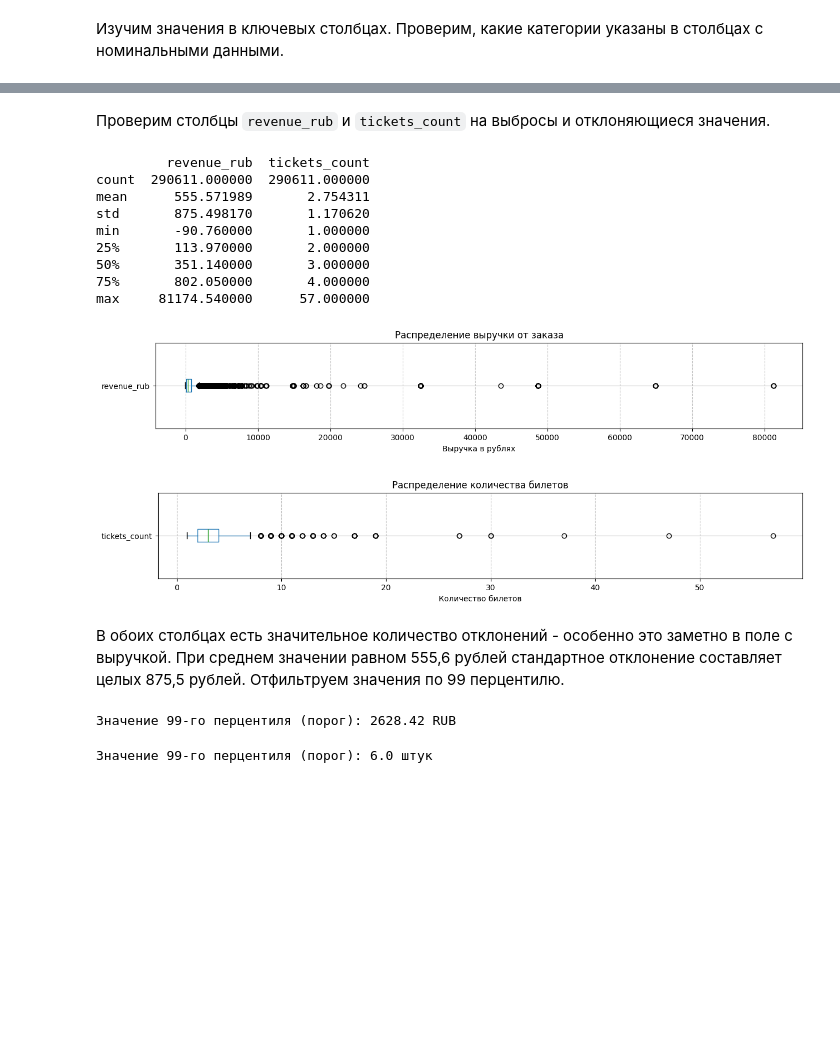
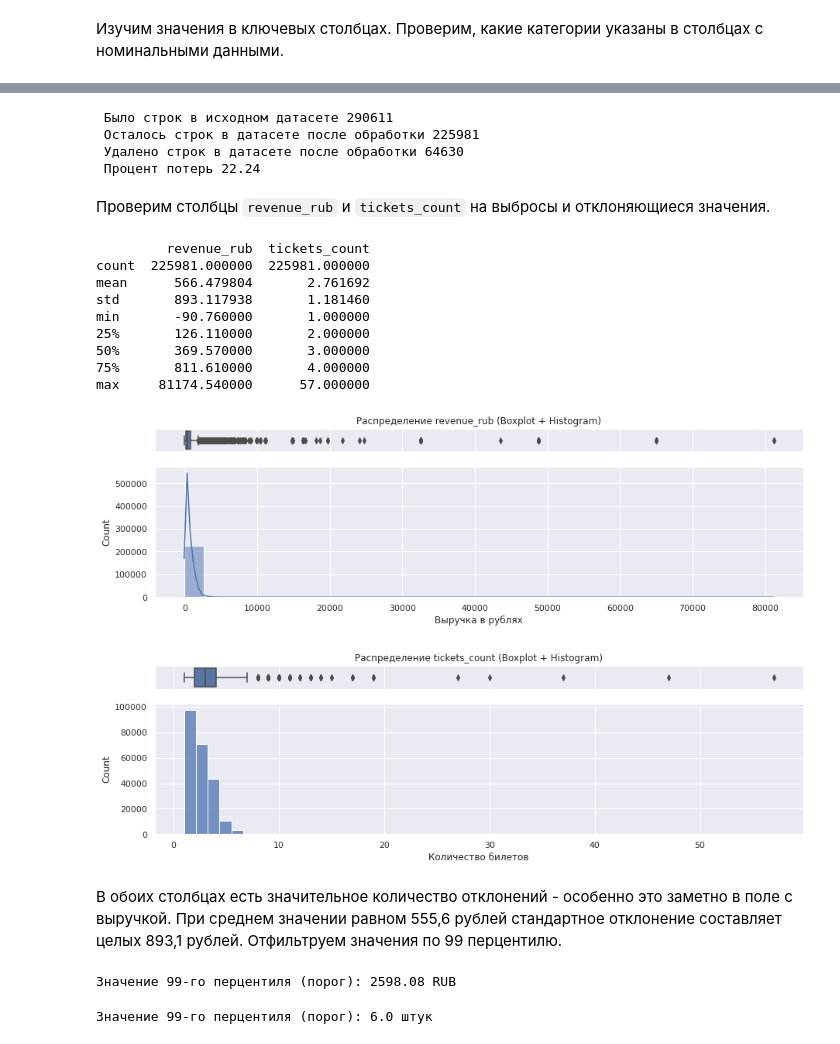
Before and after one commit to AnastasiaOstroumova/afisha_project, a Jupyter notebook: Anastasia_Ostroumova_afisha_project.ipynb, the cells around one changed output, grey strips where cells are left out. Saved outputs shown, nothing was run; the diff lists cells and outputs as text; code cells hidden in the pictures; blank space fills up the shorter version.

```diff
--- a/Anastasia_Ostroumova_afisha_project.ipynb
+++ b/Anastasia_Ostroumova_afisha_project.ipynb
@@ -468,0 +525,8 @@ df['region_name'].nunique()
+# %%
+# Анализ категориальных значений
+for column in ['event_type_main', 'service_name', 'city_name', 'region_name']:
+    print(f"\nColumn: {column}")
+    print("Unique values:", df[column].unique())
+    print("Missing values count:", df[column].isna().sum())
+    print("Value counts:")
+    print(df[column].value_counts(dropna=False), "\n")
@@ -474,0 +564,5 @@ df['region_name'].nunique()
+# %%
+# Создадим копию датафрейма для внесения возможных изменений
+df_filtered = df.copy()
+# Проверяем полные дубликаты
+df_filtered.duplicated().sum()
@@ -474,0 +587,2 @@ df['region_name'].nunique()
+# %%
+df_filtered = df_filtered.drop_duplicates(subset=['user_id','order_id', 'revenue', 'device_type_canonical', 'tickets_count', 'event_id', 'event_name', 'service_name', 'city_name'], keep='first').reset_index(drop=True)
@@ -475,2 +611,17 @@ df['region_name'].nunique()
+# %%
+df_filtered = df_filtered.drop_duplicates(subset=['user_id', 'revenue', 'device_type_canonical', 'tickets_count', 'event_id', 'event_name', 'service_name', 'city_name'], keep='first').reset_index(drop=True)
+# %%
+# Сравнение размеров после удаления дубликатов
+# Проверим сколько удалено строк датасета
+a, b = len(df), len(df_filtered)
+print(" Было строк в исходном датасете", a,
+      '\n', "Осталось строк в датасете после обработки", b,
+      '\n', "Удалено строк в датасете после обработки", a-b,
+      '\n', "Процент потерь", round((a-b)/a*100, 2))
+# %% [output]
+ Было строк в исходном датасете 290611
+ Осталось строк в датасете после обработки 225981
+ Удалено строк в датасете после обработки 64630
+ Процент потерь 22.24
 # %% [markdown]
 Проверим столбцы `revenue_rub` и `tickets_count` на выбросы и отклоняющиеся значения.
@@ -477,44 +673,32 @@ df['region_name'].nunique()
 # %%
-print(df[['revenue_rub', 'tickets_count']].describe())
+print(df_filtered[['revenue_rub', 'tickets_count']].describe())
 # %% [output]
          revenue_rub  tickets_count
-count  290611.000000  290611.000000
-mean      555.571989       2.754311
-std       875.498170       1.170620
+count  225981.000000  225981.000000
+mean      566.479804       2.761692
+std       893.117938       1.181460
 min       -90.760000       1.000000
-25%       113.970000       2.000000
-50%       351.140000       3.000000
-75%       802.050000       4.000000
+25%       126.110000       2.000000
+50%       369.570000       3.000000
+75%       811.610000       4.000000
 max     81174.540000      57.000000
 # %%
-# 1. Горизонтальная диаграмма размаха для revenue_rub
-plt.figure(figsize=(15, 2))
+# Для revenue_rub
+box_hist_plot(df_filtered, "revenue_rub", xlabel="Выручка в рублях", bins=30, kde=True)
 
-df.boxplot(column='revenue_rub', vert=False)
-plt.title('Распределение выручки от заказа')
-plt.xlabel('Выручка в рублях')
-plt.grid(axis='x', linestyle='--', alpha=0.7)
-plt.show()
-
-# 2. Горизонтальная диаграмма размаха для tickets_count
-plt.figure(figsize=(15, 2))
-
-df.boxplot(column='tickets_count', vert=False)
-plt.title('Распределение количества билетов')
-plt.xlabel('Количество билетов')
-plt.grid(axis='x', linestyle='--', alpha=0.7)
-plt.show()
+# Для tickets_count
+box_hist_plot(df_filtered, "tickets_count", xlabel="Количество билетов", bins=50)
 # %% [output]
-[figure, old version]
+[figure, new version]
-[figure, old version]
+[figure, new version]
 # %% [markdown]
-В обоих столбцах есть значительное количество отклонений - особенно это заметно в поле с выручкой. При среднем значении равном 555,6 рублей стандартное отклонение составляет целых 875,5 рублей. Отфильтруем значения по 99 перцентилю.
+В обоих столбцах есть значительное количество отклонений - особенно это заметно в поле с выручкой. При среднем значении равном 555,6 рублей стандартное отклонение составляет целых 893,1 рублей. Отфильтруем значения по 99 перцентилю.
 # %%
 # 1. Находим значение 99-го перцентиля для revenue_rub
-threshold_99_revenue = df['revenue_rub'].quantile(0.99)
+threshold_99_revenue = df_filtered['revenue_rub'].quantile(0.99)
 
 print(f"Значение 99-го перцентиля (порог): {threshold_99_revenue:.2f} RUB")
 # %% [output]
-Значение 99-го перцентиля (порог): 2628.42 RUB
+Значение 99-го перцентиля (порог): 2598.08 RUB
 # %%
 # 1. Находим значение 99-го перцентиля для tickets_count
```
Also changed, not shown: parts of 130 cells of this notebook, 1 other file.
